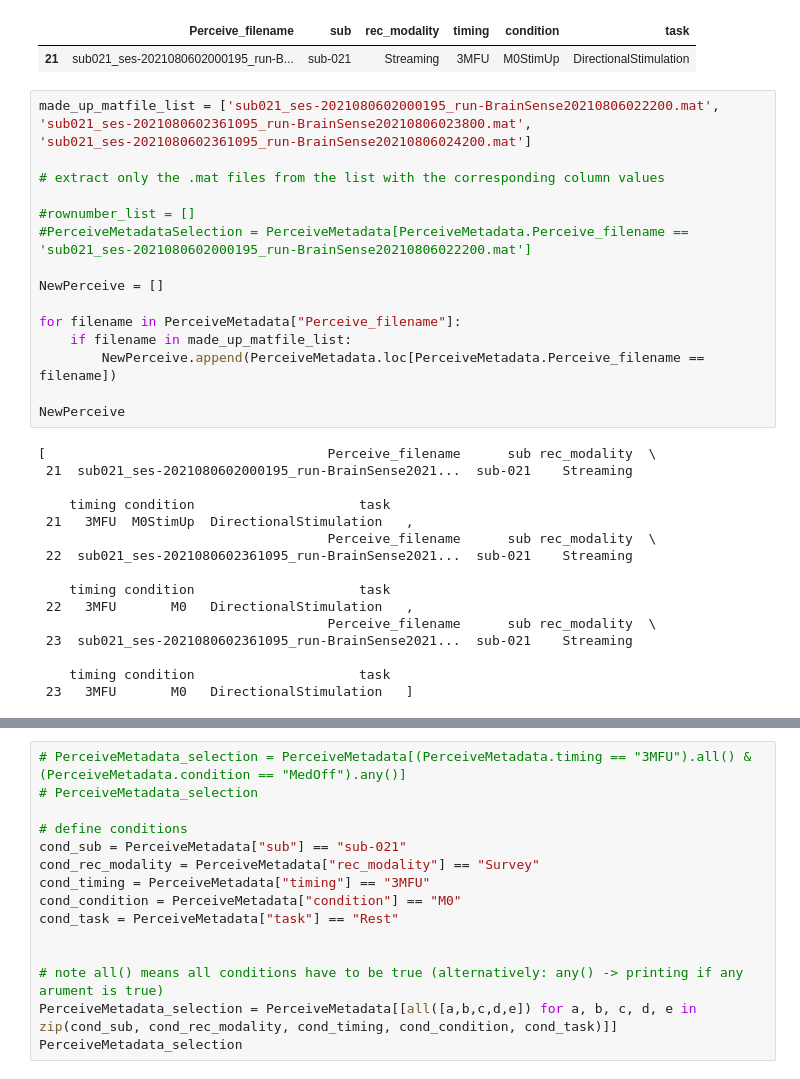
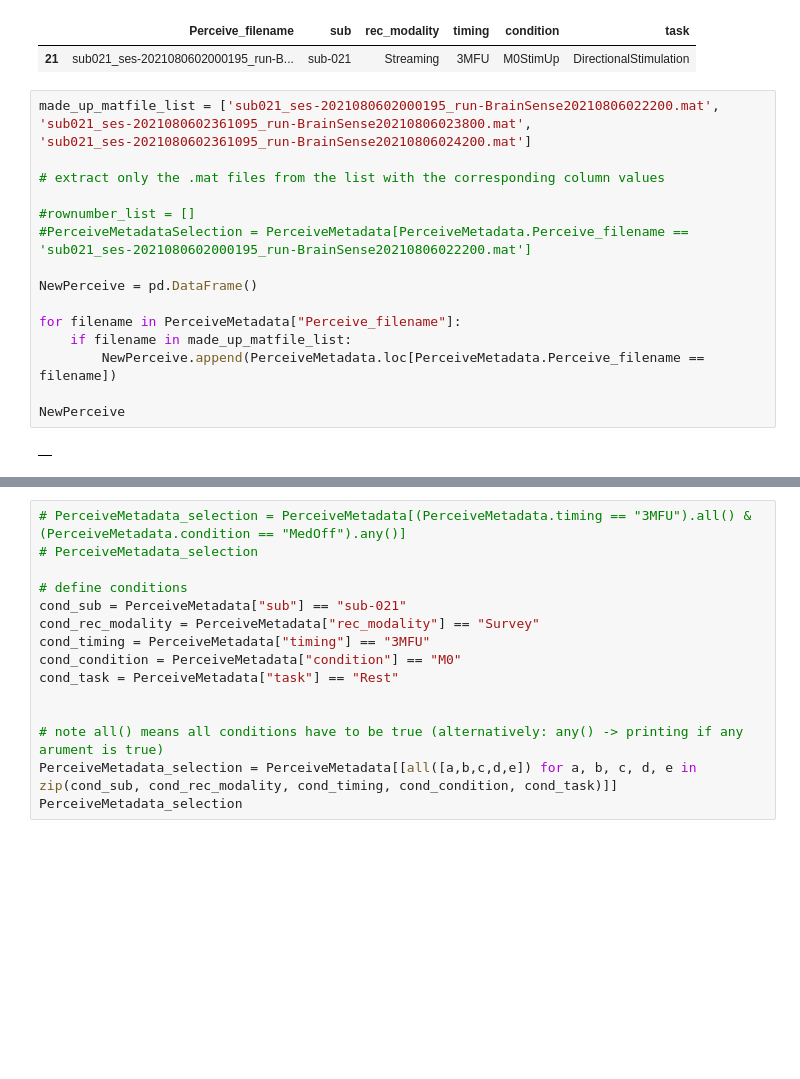
Before and after one commit to jgvhabets/PyPerceive, a Jupyter notebook: code/notebooks/percept_playground.ipynb, the cells around one changed output, grey strips where cells are left out. Saved outputs shown, nothing was run; the diff lists cells and outputs as text; blank space fills up the shorter version.

```diff
--- a/code/notebooks/percept_playground.ipynb
+++ b/code/notebooks/percept_playground.ipynb
@@ -255,33 +270,19 @@ NewPerceiveDF
 # %%
 made_up_matfile_list = ['sub021_ses-2021080602000195_run-BrainSense20210806022200.mat',
 'sub021_ses-2021080602361095_run-BrainSense20210806023800.mat',
 'sub021_ses-2021080602361095_run-BrainSense20210806024200.mat']
 
 # extract only the .mat files from the list with the corresponding column values
 
 #rownumber_list = []
 #PerceiveMetadataSelection = PerceiveMetadata[PerceiveMetadata.Perceive_filename == 'sub021_ses-2021080602000195_run-BrainSense20210806022200.mat']
 
-NewPerceive = []
+NewPerceive = pd.DataFrame()
 
 for filename in PerceiveMetadata["Perceive_filename"]:
     if filename in made_up_matfile_list:
         NewPerceive.append(PerceiveMetadata.loc[PerceiveMetadata.Perceive_filename == filename])
 
 NewPerceive
 # %% [output]
-[                                    Perceive_filename      sub rec_modality  \
- 21  sub021_ses-2021080602000195_run-BrainSense2021...  sub-021    Streaming
-
-    timing condition                     task
- 21   3MFU  M0StimUp  DirectionalStimulation   ,
-                                     Perceive_filename      sub rec_modality  \
- 22  sub021_ses-2021080602361095_run-BrainSense2021...  sub-021    Streaming
-
-    timing condition                     task
- 22   3MFU       M0   DirectionalStimulation   ,
-                                     Perceive_filename      sub rec_modality  \
- 23  sub021_ses-2021080602361095_run-BrainSense2021...  sub-021    Streaming
-
-    timing condition                     task
- 23   3MFU       M0   DirectionalStimulation   ]
+|  |
```
Also changed, not shown: parts of 10 cells of this notebook, 4 other files.
